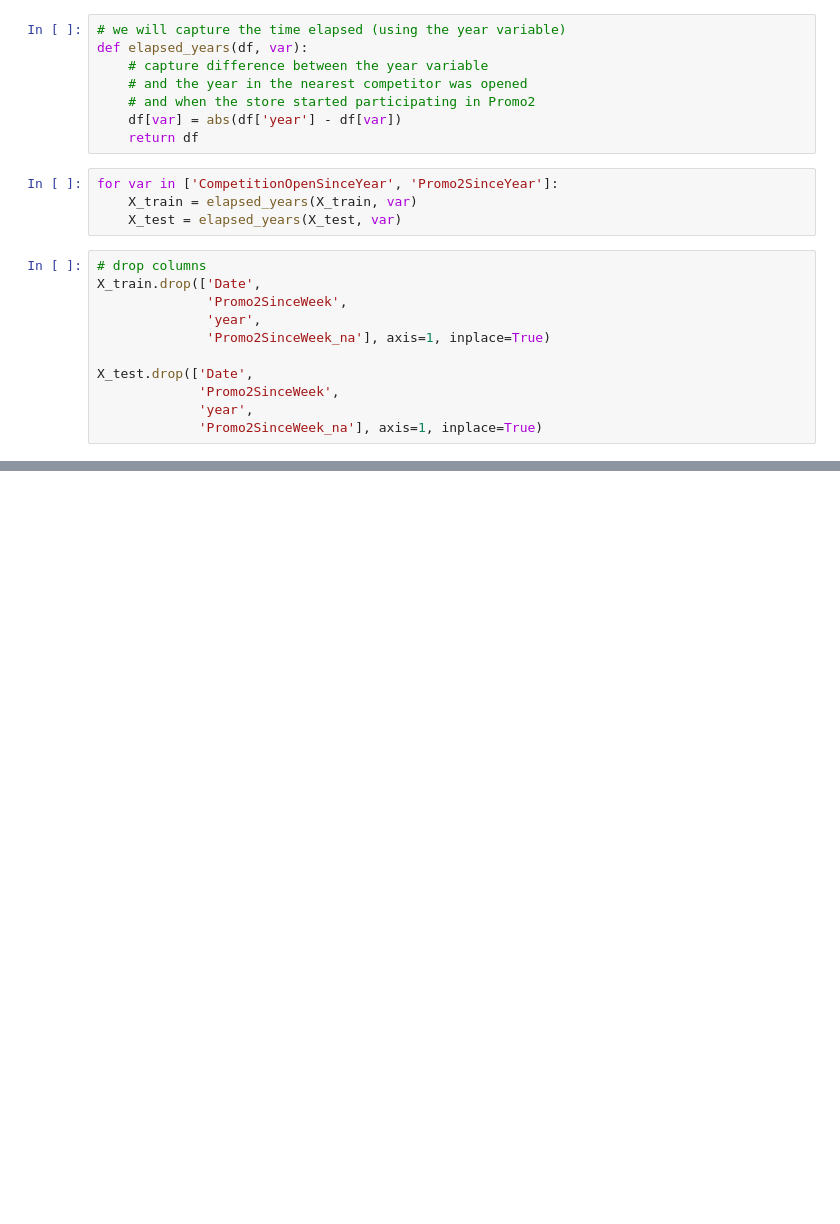
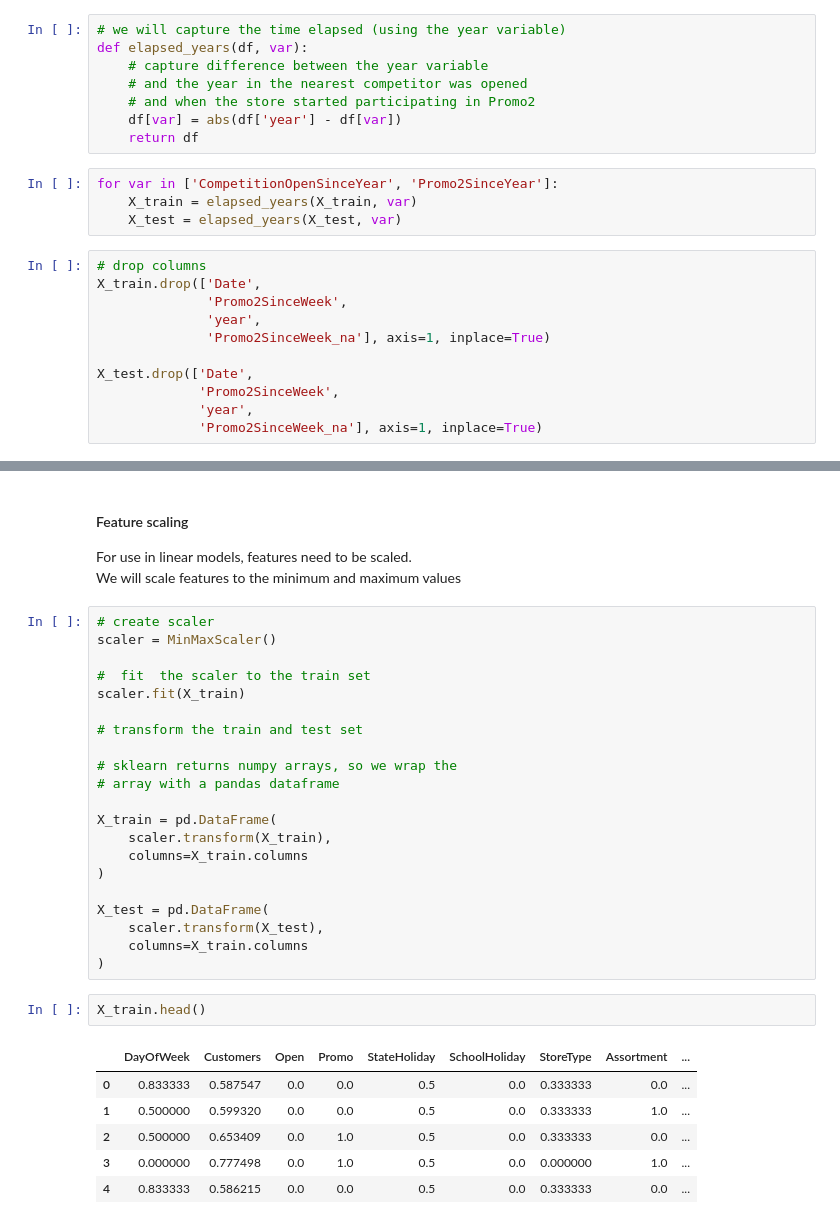
Before and after one commit to bateou25/gcash_rossmann, a Jupyter notebook: research-and-development/research-feature-engineering.ipynb, the cells around one changed output, grey strips where cells are left out. Saved outputs shown, nothing was run; the diff lists cells and outputs as text; blank space fills up the shorter version.

```diff
--- a/research-and-development/research-feature-engineering.ipynb
+++ b/research-and-development/research-feature-engineering.ipynb
@@ -345,0 +511,34 @@ We will apply the Yeo-Johnson transformation to CompetitionDistance and Customer
+# %% [markdown]
+#### Feature scaling
+For use in linear models, features need to be scaled. <br>
+We will scale features to the minimum and maximum values
+# %%
+# create scaler
+scaler = MinMaxScaler()
+
+#  fit  the scaler to the train set
+scaler.fit(X_train)
+
+# transform the train and test set
+
+# sklearn returns numpy arrays, so we wrap the
+# array with a pandas dataframe
+
+X_train = pd.DataFrame(
+    scaler.transform(X_train),
+    columns=X_train.columns
+)
+
+X_test = pd.DataFrame(
+    scaler.transform(X_test),
+    columns=X_train.columns
+)
+# %%
+X_train.head()
+# %% [output]
+|  | DayOfWeek | Customers | Open | Promo | StateHoliday | SchoolHoliday | StoreType | Assortment | ... |
+| 0 | 0.833333 | 0.587547 | 0.0 | 0.0 | 0.5 | 0.0 | 0.333333 | 0.0 | ... |
+| 1 | 0.500000 | 0.599320 | 0.0 | 0.0 | 0.5 | 0.0 | 0.333333 | 1.0 | ... |
+| 2 | 0.500000 | 0.653409 | 0.0 | 1.0 | 0.5 | 0.0 | 0.333333 | 0.0 | ... |
+| 3 | 0.000000 | 0.777498 | 0.0 | 1.0 | 0.5 | 0.0 | 0.000000 | 1.0 | ... |
+| 4 | 0.833333 | 0.586215 | 0.0 | 0.0 | 0.5 | 0.0 | 0.333333 | 0.0 | ... |
```
Also changed, not shown: parts of 29 cells of this notebook, 5 other files.
